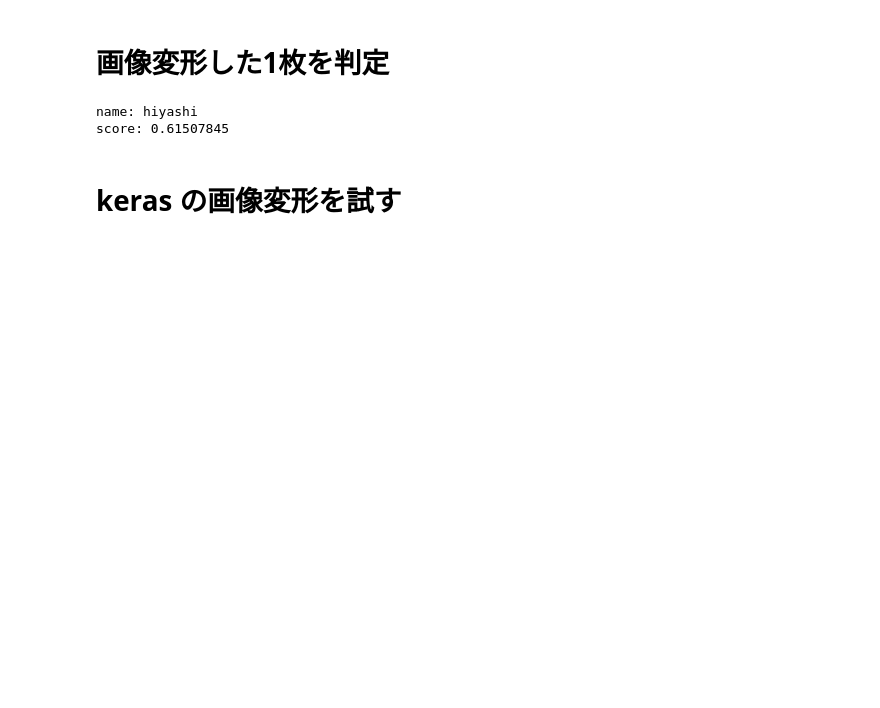
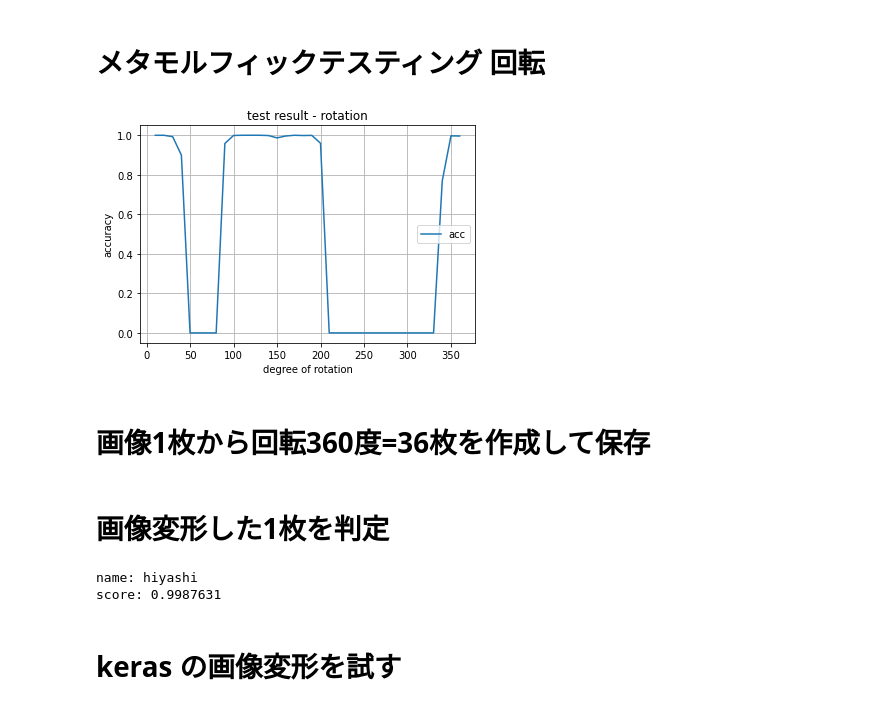
Before and after one commit to snsk/ai_testing_metamorphic, a Jupyter notebook: ramen_hayashi.ipynb, the cells around one changed output. Saved outputs shown, nothing was run; the diff lists cells and outputs as text; code cells hidden in the pictures; blank space fills up the shorter version.

Commit message:
メタモルフィックテスティング：回転を実装

```diff
--- a/ramen_hayashi.ipynb
+++ b/ramen_hayashi.ipynb
@@ -1,2 +1,65 @@
 # %% [markdown]
 <a href="https://colab.research.google.com/github/snsk/ai_testing_metamorphic/blob/main/ramen_hayashi.ipynb" target="_parent"><img src="https://colab.research.google.com/assets/colab-badge.svg" alt="Open In Colab"/></a>
+# %% [markdown]
+# メタモルフィックテスティング 回転
+# %%
+import cv2
+from google.colab.patches import cv2_imshow
+
+colab_root = '/content/drive/MyDrive/colab_root/'
+metamorphic_images_store = '/content/drive/MyDrive/colab_root/metamorphic_images/'
+src_image_filname = 'hiyashi_3.jpg'
+
+img = cv2.imread(colab_root + src_image_filname,1)
+rows,cols = img.shape[:-1]
+
+for i in range(1, 37):
+  #画像を回転させて背景を白で塗りつぶす
+  M = cv2.getRotationMatrix2D((cols/2,rows/2), i * 10, 1)
+  dst = cv2.warpAffine(img,M,(cols,rows),borderValue=(255, 255, 255))
+  #cv2_imshow(dst)
+  cv2.imwrite(metamorphic_images_store + 'R'+ str(i*10) + '_'+ src_image_filname, dst)
+
+import numpy as np
+import matplotlib.pyplot as plt
+from keras.preprocessing import image
+from keras.models import load_model
+from keras.preprocessing.image import img_to_array, load_img
+import pprint
+
+# modelの読み込み
+model = load_model(colab_root + 'ramen_hiyashi_acc0.9675.h5')
+# 正解ラベルの定義
+label=['ramen', 'hiyashi']
+x=[]
+y=[]
+
+for i in range(1, 37):
+  # 画像を読み込む。
+  img = image.load_img(metamorphic_images_store + 'R'+ str(i*10) + '_'+ src_image_filname, target_size=(100,100))
+  img_nad = img_to_array(img)/255
+  img_nad = img_nad[None, ...]
+
+  # 判別
+  pred = model.predict(img_nad, batch_size=1, verbose=0)
+  score = np.max(pred)
+  pred_label = label[np.argmax(pred[0])]
+  #print('src:R',str(i*10),'name:',pred_label,'score:',score)
+  if pred_label == 'ramen':
+    score = 0
+  x.append(i*10)
+  y.append(score)
+
+import matplotlib.pyplot as plt
+
+plt.plot(x,y,label="acc")
+plt.title('test result - rotation')
+plt.xlabel('degree of rotation')
+plt.ylabel('accuracy')
+plt.grid(True)
+plt.legend()
+plt.show()
+# %% [output]
+[figure, added]
+# %% [markdown]
+# 画像1枚から回転360度=36枚を作成して保存
@@ -13,7 +93,7 @@ import pprint
 colab_root = '/content/drive/MyDrive/colab_root/'
 
 # 画像を読み込む。
-img = image.load_img(colab_root+'ramen_1.jpg',  target_size=(100,100))
+img = image.load_img(colab_root+'hiyashi_3.jpg',  target_size=(100,100))
 img = np.array(img)
 
 #plt.imshow(img)
@@ -23,7 +103,7 @@ img = np.array(img)
 img = img[None, ...]
 
 # 画像変形のジェネレータを作成
-datagen = image.ImageDataGenerator(rotation_range=150)
+datagen = image.ImageDataGenerator(rotation_range=0)
 gen = datagen.flow(img, batch_size = 1)
 
 # バッチの実行
@@ -44,7 +124,7 @@ print('name:',pred_label)
 print('score:',score)
 # %% [output]
 name: hiyashi
-score: 0.61507845
+score: 0.9987631
 # %% [markdown]
 # keras の画像変形を試す
 # %%
```
Also changed, not shown: parts of 2 cells of this notebook.
